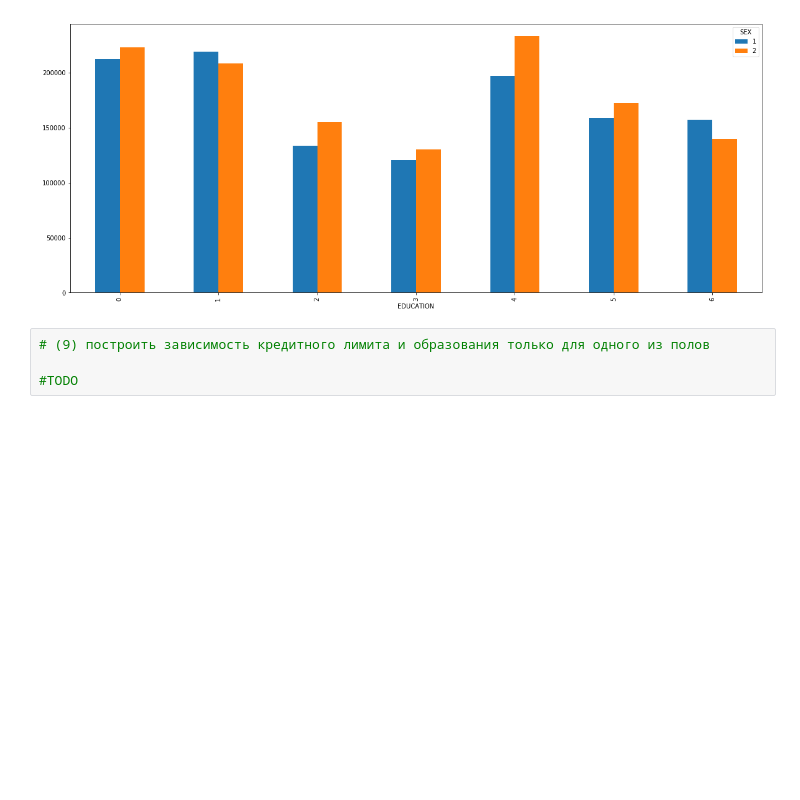
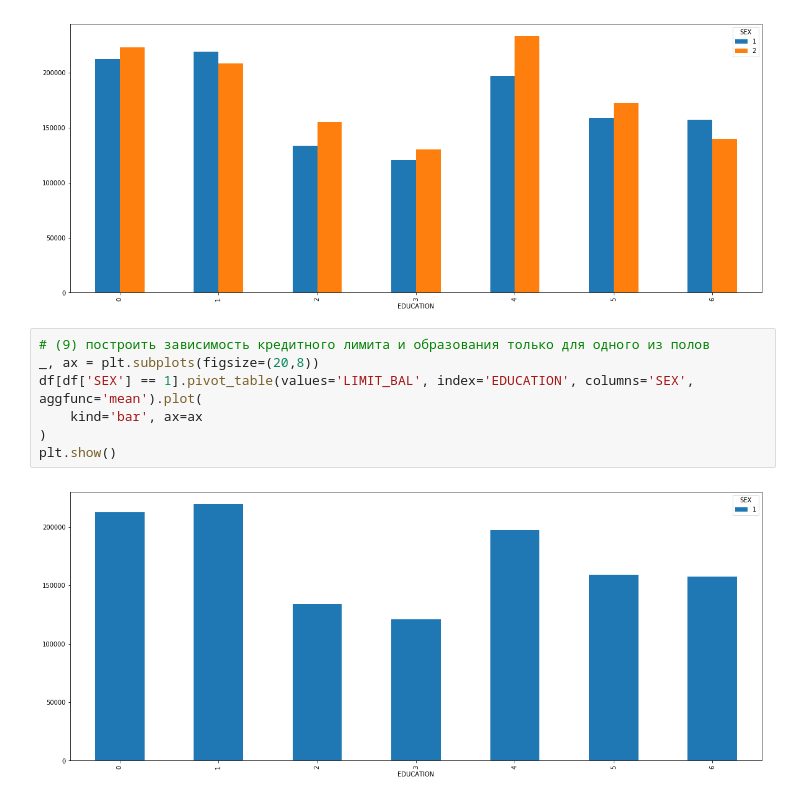
Before and after one commit to stavrovskaya/sfml, a Jupyter notebook: hw_01/hw1-task.ipynb, the cells around one changed output. Saved outputs shown, nothing was run; the diff lists cells and outputs as text; blank space fills up the shorter version.

Commit message:
plots

```diff
--- a/hw_01/hw1-task.ipynb
+++ b/hw_01/hw1-task.ipynb
@@ -134,8 +135,13 @@ plt.show()
 [figure]
 # %%
 # (9) построить зависимость кредитного лимита и образования только для одного из полов
-
-#TODO
+_, ax = plt.subplots(figsize=(20,8))
+df[df['SEX'] == 1].pivot_table(values='LIMIT_BAL', index='EDUCATION', columns='SEX', aggfunc='mean').plot(
+    kind='bar', ax=ax
+)
+plt.show()
+# %% [output]
+[figure, added]
 # %%
 # (10) построить большой график (подсказка - используя seaborn) для построения завимисости всех возможных пар параметров
 # разным цветом выделить разные значение "default payment next month"
```
Also changed, not shown: parts of 4 cells of this notebook.
